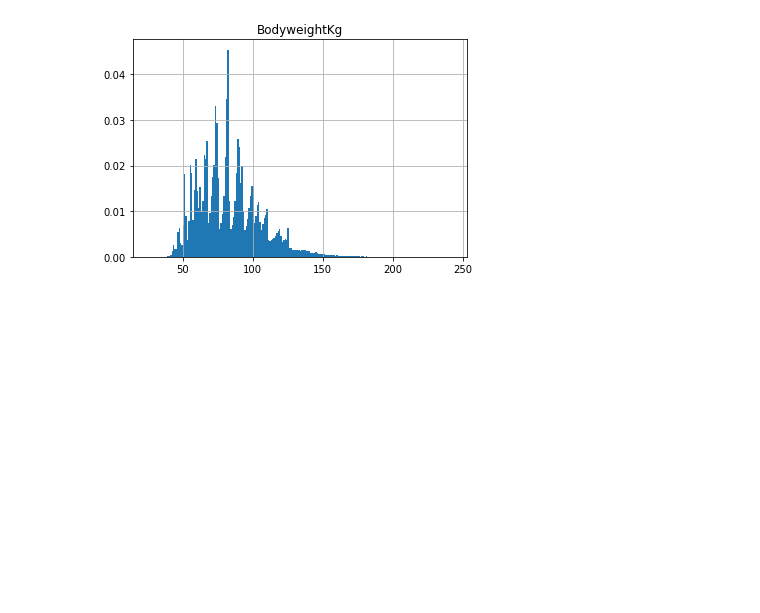
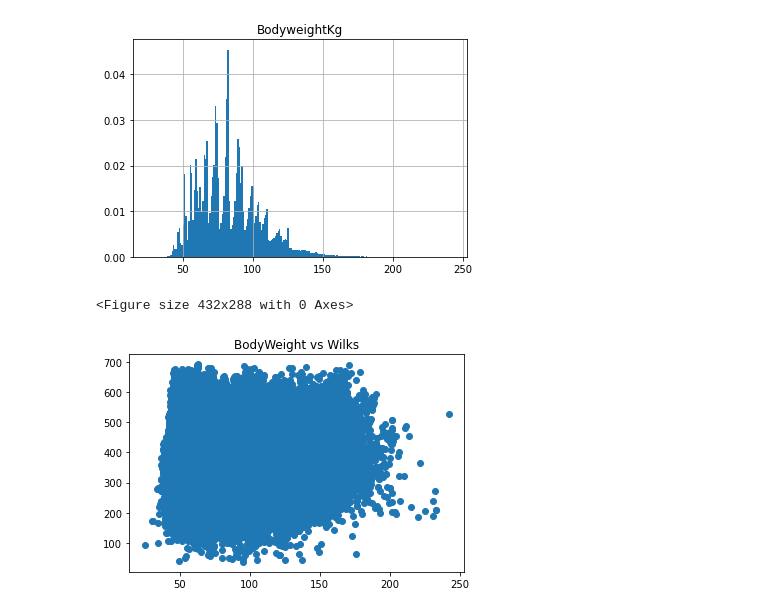
Before and after one commit to tiitvaino/Analysis_of_powerlifting_meet_results, a Jupyter notebook: Clean data explore.ipynb, the cells around one changed output. Saved outputs shown, nothing was run; the diff lists cells and outputs as text; code cells hidden in the pictures; blank space fills up the shorter version.

```diff
--- a/Clean data explore.ipynb
+++ b/Clean data explore.ipynb
@@ -180,3 +182,18 @@ min          24.950000
 max         242.400000
 Name: BodyweightKg, dtype: float64
 [figure]
+# %%
+def scatter_plot(x,y,title):
+    #plt.style.use(['dark_background'])
+    fig = plt.figure()
+    fig, ax = plt.subplots(nrows=1, ncols=1)
+    plt.title(title)
+    plt.scatter(x,y)
+    plt
+    #fig.patch.set_facecolor('#23293b')
+    #ax.set_facecolor('#23293b')
+    plt.show()
+scatter_plot(df['BodyweightKg'],df['Wilks'], "BodyWeight vs Wilks")
+# %% [output]
+<Figure size 432x288 with 0 Axes>
+[figure, added]
```
Also changed, not shown: parts of 9 cells of this notebook.
